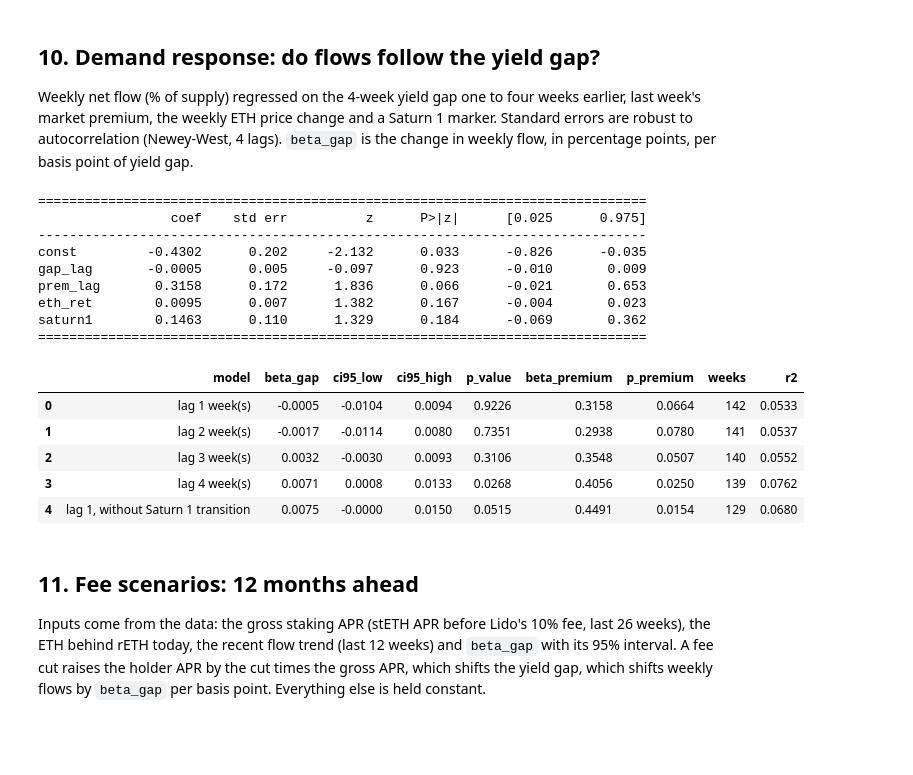
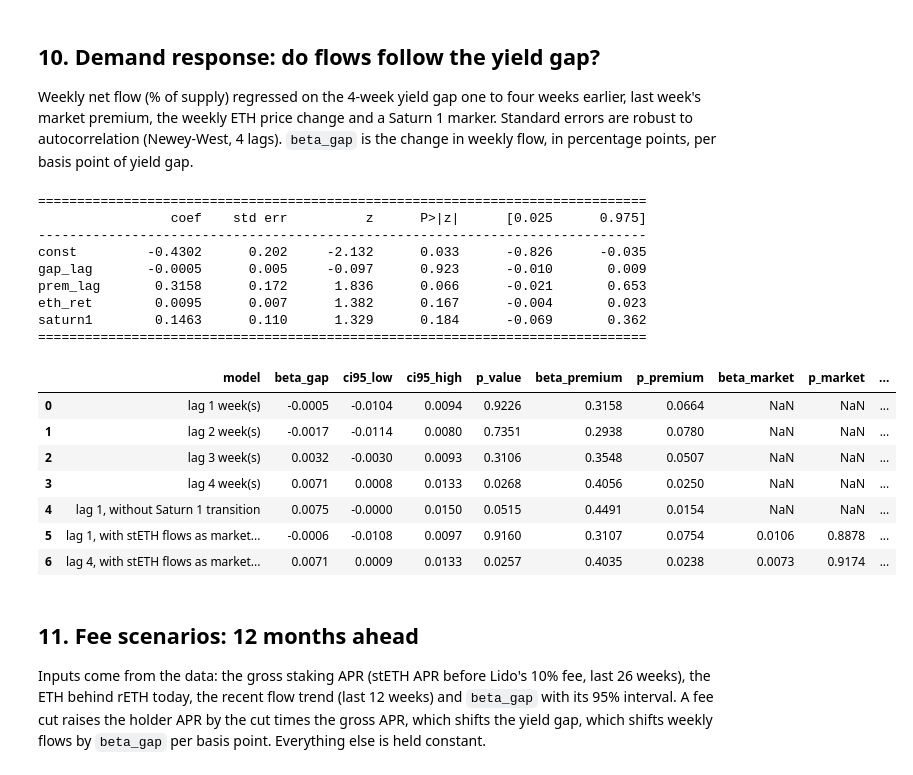
Before and after one commit to NishikawaButterfly/reth-competitiveness-study, a Jupyter notebook: results/reth_study_v2_executed.ipynb, the cells around one changed output. Drawn from its saved outputs; the diff is of its cells as text; code cells hidden in the pictures; blank space fills up the shorter version.

```diff
--- a/results/reth_study_v2_executed.ipynb
+++ b/results/reth_study_v2_executed.ipynb
@@ -305,6 +327,9 @@ def build_panel(onchain, prices):
     df["net_flow_pct"] = df["reth_supply"].diff() / df["reth_supply"].shift(1) * 100
     df["market_ratio"] = df["reth_usd"] / df["eth_usd"]
     df["premium_pct"] = (df["market_ratio"] / df["reth_rate"] - 1) * 100
+    # stETH net flow: change in pooled ETH minus the part that is rewards
+    df["steth_flow_pct"] = (df["steth_pooled_eth"] / df["steth_pooled_eth"].shift(1)
+                            - df["steth_rate"] / df["steth_rate"].shift(1)) * 100
     return df
 
 
@@ -416,0 +448,18 @@ summary
+# %%
+# Quarterly view: actual yield gap against the part the fee difference explains
+q = (panel.assign(quarter=panel["date"].dt.tz_convert(None).dt.to_period("Q"))
+          .groupby("quarter")
+          .agg(gap_bps=("gap_bps", "median"), steth_apr=("steth_apr", "median"),
+               reth_flow_pct=("net_flow_pct", "median"), steth_flow_pct=("steth_flow_pct", "median")))
+q["fee_only_gap_bps"] = -(sum(FEE_NOW) - LIDO_FEE) * q["steth_apr"] / (1 - LIDO_FEE) * 1e4
+save_csv(q.reset_index().astype({"quarter": str}), "quarterly.csv")
+
+fig, ax = plt.subplots(figsize=(10, 4))
+x = np.arange(len(q))
+ax.bar(x - 0.2, q["gap_bps"], width=0.4, label="Actual gap, weekly median (bps)", color="#4c72b0")
+ax.bar(x + 0.2, q["fee_only_gap_bps"], width=0.4, label="Part explained by the 14% vs 10% fee (bps)", color="#b0b0b0")
+ax.set_xticks(x); ax.set_xticklabels([str(p) for p in q.index], rotation=45)
+ax.axhline(0, color="black", linewidth=0.8); ax.grid(alpha=0.3, axis="y"); ax.legend()
+ax.set_title("rETH minus stETH yield by quarter")
+fig.tight_layout(); fig.savefig(os.path.join(OUT_DIR, "chart_quarterly_gap.png"), dpi=150); plt.show()
+q.round(3)
@@ -441,7 +506,7 @@ Standard errors are robust to autocorrelation (Newey-West, 4 lags).
 # %%
 import statsmodels.api as sm
 
-def regress(panel, lag=1, exclude=None):
+def regress(panel, lag=1, exclude=None, market=False):
     d = panel.copy()
     d["gap_lag"] = d["gap_bps_4w"].shift(lag)
     d["prem_lag"] = d["premium_pct"].shift(1)
@@ -451,41 +516,55 @@ def regress(panel, lag=1, exclude=None):
         lo, hi = (pd.Timestamp(x, tz="UTC") for x in exclude)
         d = d[~d["date"].between(lo, hi)]
     cols = ["gap_lag", "prem_lag", "eth_ret", "saturn1"]
+    if market:
+        d["steth_flow"] = d["steth_flow_pct"]
+        cols.append("steth_flow")
     d = d.dropna(subset=["net_flow_pct"] + cols)
     if d["saturn1"].nunique() < 2:
         cols.remove("saturn1")
     X = sm.add_constant(d[cols])
     return sm.OLS(d["net_flow_pct"], X).fit(cov_type="HAC", cov_kwds={"maxlags": 4})
 
 
 def row_of(label, m):
     lo, hi = m.conf_int().loc["gap_lag"]
     return {"model": label, "beta_gap": m.params["gap_lag"], "ci95_low": lo, "ci95_high": hi,
             "p_value": m.pvalues["gap_lag"], "beta_premium": m.params["prem_lag"],
-            "p_premium": m.pvalues["prem_lag"], "weeks": int(m.nobs), "r2": m.rsquared}
+            "p_premium": m.pvalues["prem_lag"],
+            "beta_market": m.params.get("steth_flow", np.nan), "p_market": m.pvalues.get("steth_flow", np.nan),
+            "weeks": int(m.nobs), "r2": m.rsquared}
 
 models = {f"lag {k} week(s)": regress(panel, lag=k) for k in (1, 2, 3, 4)}
 models["lag 1, without Saturn 1 transition"] = regress(panel, lag=1, exclude=TRANSITION)
+models["lag 1, with stETH flows as market control"] = regress(panel, lag=1, market=True)
+models["lag 4, with stETH flows as market control"] = regress(panel, lag=4, market=True)
 response = pd.DataFrame([row_of(k, m) for k, m in models.items()])
+# Four lags were tested, so adjust their p-values for multiple testing (Holm)
+from statsmodels.stats.multitest import multipletests
+base = response["model"].str.fullmatch(r"lag \d week\(s\)")
+response["p_holm"] = np.nan
+response.loc[base, "p_holm"] = multipletests(response.loc[base, "p_value"], method="holm")[1]
 save_csv(response, "demand_response.csv")
 print(models["lag 1 week(s)"].summary().tables[1])
 response.round(4)
 # %% [output]
 ==============================================================================
                  coef    std err          z      P>|z|      [0.025      0.975]
 ------------------------------------------------------------------------------
 const         -0.4302      0.202     -2.132      0.033      -0.826      -0.035
 gap_lag       -0.0005      0.005     -0.097      0.923      -0.010       0.009
 prem_lag       0.3158      0.172      1.836      0.066      -0.021       0.653
 eth_ret        0.0095      0.007      1.382      0.167      -0.004       0.023
 saturn1        0.1463      0.110      1.329      0.184      -0.069       0.362
 ==============================================================================
-|  | model | beta_gap | ci95_low | ci95_high | p_value | beta_premium | p_premium | weeks | r2 |
-| 0 | lag 1 week(s) | -0.0005 | -0.0104 | 0.0094 | 0.9226 | 0.3158 | 0.0664 | 142 | 0.0533 |
-| 1 | lag 2 week(s) | -0.0017 | -0.0114 | 0.0080 | 0.7351 | 0.2938 | 0.0780 | 141 | 0.0537 |
-| 2 | lag 3 week(s) | 0.0032 | -0.0030 | 0.0093 | 0.3106 | 0.3548 | 0.0507 | 140 | 0.0552 |
-| 3 | lag 4 week(s) | 0.0071 | 0.0008 | 0.0133 | 0.0268 | 0.4056 | 0.0250 | 139 | 0.0762 |
-| 4 | lag 1, without Saturn 1 transition | 0.0075 | -0.0000 | 0.0150 | 0.0515 | 0.4491 | 0.0154 | 129 | 0.0680 |
+|  | model | beta_gap | ci95_low | ci95_high | p_value | beta_premium | p_premium | beta_market | p_market | ... |
+| 0 | lag 1 week(s) | -0.0005 | -0.0104 | 0.0094 | 0.9226 | 0.3158 | 0.0664 | NaN | NaN | ... |
+| 1 | lag 2 week(s) | -0.0017 | -0.0114 | 0.0080 | 0.7351 | 0.2938 | 0.0780 | NaN | NaN | ... |
+| 2 | lag 3 week(s) | 0.0032 | -0.0030 | 0.0093 | 0.3106 | 0.3548 | 0.0507 | NaN | NaN | ... |
+| 3 | lag 4 week(s) | 0.0071 | 0.0008 | 0.0133 | 0.0268 | 0.4056 | 0.0250 | NaN | NaN | ... |
+| 4 | lag 1, without Saturn 1 transition | 0.0075 | -0.0000 | 0.0150 | 0.0515 | 0.4491 | 0.0154 | NaN | NaN | ... |
+| 5 | lag 1, with stETH flows as market... | -0.0006 | -0.0108 | 0.0097 | 0.9160 | 0.3107 | 0.0754 | 0.0106 | 0.8878 | ... |
+| 6 | lag 4, with stETH flows as market... | 0.0071 | 0.0009 | 0.0133 | 0.0257 | 0.4035 | 0.0238 | 0.0073 | 0.9174 | ... |
 # %% [markdown]
 ## 11. Fee scenarios: 12 months ahead
 
```
Also changed, not shown: parts of 7 cells of this notebook, 5 other files.
